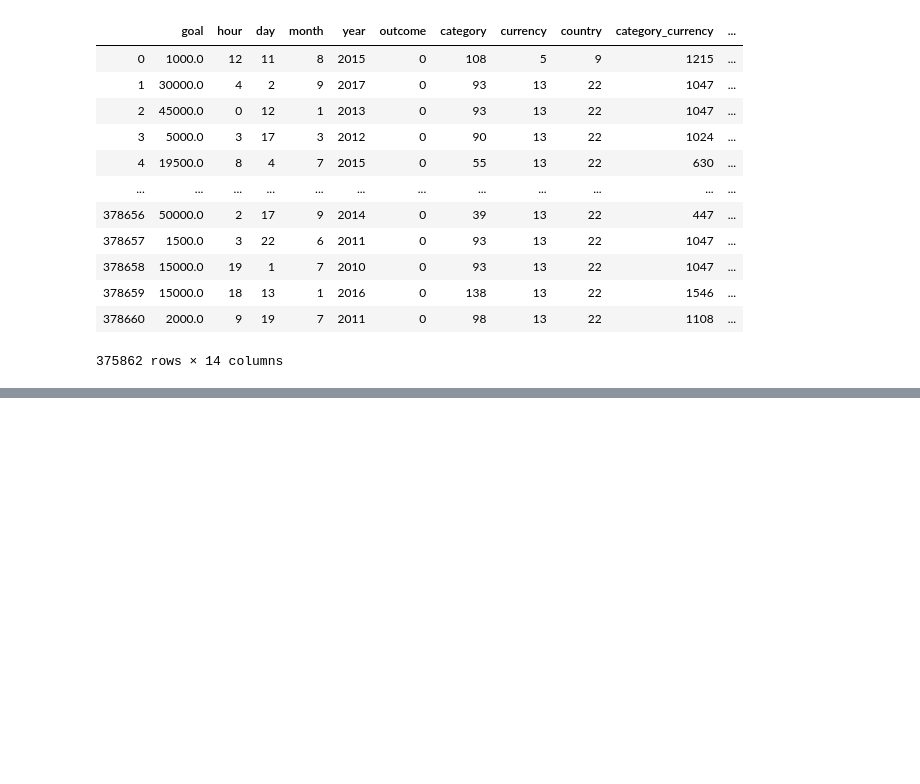
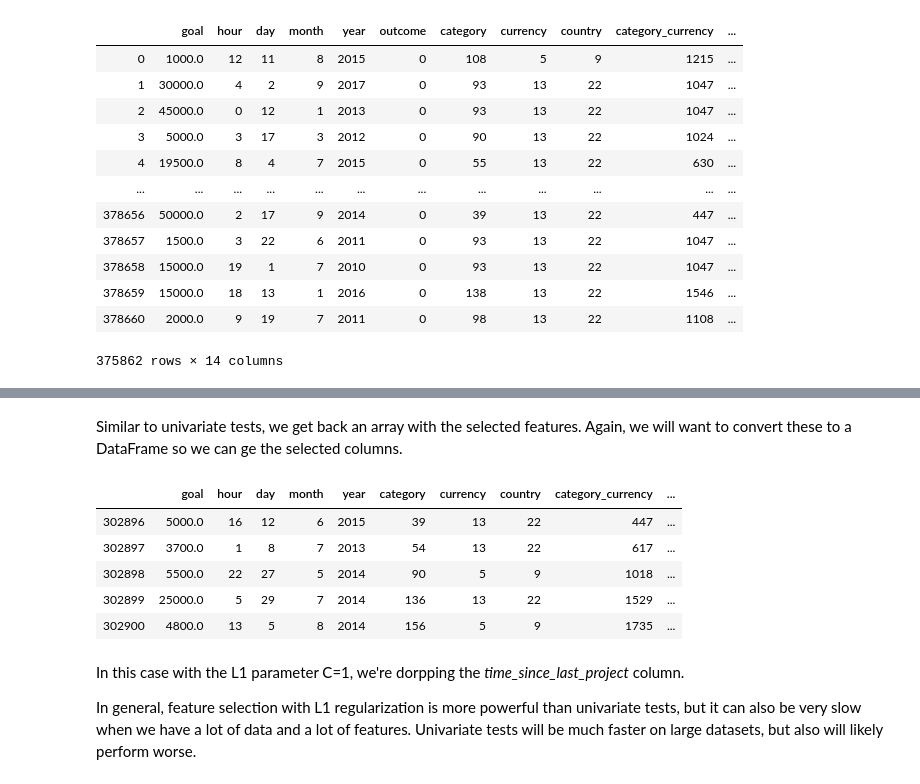
Before and after one commit to tyler-wel/kaggle_training, a Jupyter notebook: 4_feature_engineering/feature_engineering_overview.ipynb, the cells around one changed output, grey strips where cells are left out. Drawn from its saved outputs; the diff is of its cells as text; code cells hidden in the pictures; blank space fills up the shorter version.

```diff
--- a/4_feature_engineering/feature_engineering_overview.ipynb
+++ b/4_feature_engineering/feature_engineering_overview.ipynb
@@ -608,0 +688,14 @@ baseline
+# %%
+from sklearn.linear_model import LogisticRegression
+from sklearn.feature_selection import SelectFromModel
+
+train, valid, _ = fe.get_kickstarter_splits(baseline)
+
+X, y = train[train.columns.drop('outcome')], train['outcome']
+
+# Set the regularization parameter C=1
+logistic = LogisticRegression(C=1, penalty="l1", random_state=7).fit(X, y)
+model = SelectFromModel(logistic, prefit=True)
+
+X_new = model.transform(X)
+X_new
@@ -608,0 +716,22 @@ baseline
+# %% [markdown]
+Similar to univariate tests, we get back an array with the selected features. Again, we will want to convert these to a DataFrame so we can ge the selected columns.
+# %%
+# Get back the kept features as a DataFrame with dropped columns as all 0s
+selected_features = pd.DataFrame(model.inverse_transform(X_new),
+                                 index=X.index,
+                                 columns=X.columns)
+
+# Dropped columns have values of all 0s, keep other columns
+selected_columns = selected_features.columns[selected_features.var() != 0]
+valid[selected_columns].head()
+# %% [output]
+|  | goal | hour | day | month | year | category | currency | country | category_currency | ... |
+| 302896 | 5000.0 | 16 | 12 | 6 | 2015 | 39 | 13 | 22 | 447 | ... |
+| 302897 | 3700.0 | 1 | 8 | 7 | 2013 | 54 | 13 | 22 | 617 | ... |
+| 302898 | 5500.0 | 22 | 27 | 5 | 2014 | 90 | 5 | 9 | 1018 | ... |
+| 302899 | 25000.0 | 5 | 29 | 7 | 2014 | 136 | 13 | 22 | 1529 | ... |
+| 302900 | 4800.0 | 13 | 5 | 8 | 2014 | 156 | 5 | 9 | 1735 | ... |
+# %% [markdown]
+In this case with the L1 parameter C=1, we're dorpping the *time_since_last_project* column.
+
+In general, feature selection with L1 regularization is more powerful than univariate tests, but it can also be very slow when we have a lot of data and a lot of features. Univariate tests will be much faster on large datasets, but also will likely perform worse.
```
Also changed, not shown: parts of 11 cells of this notebook.
